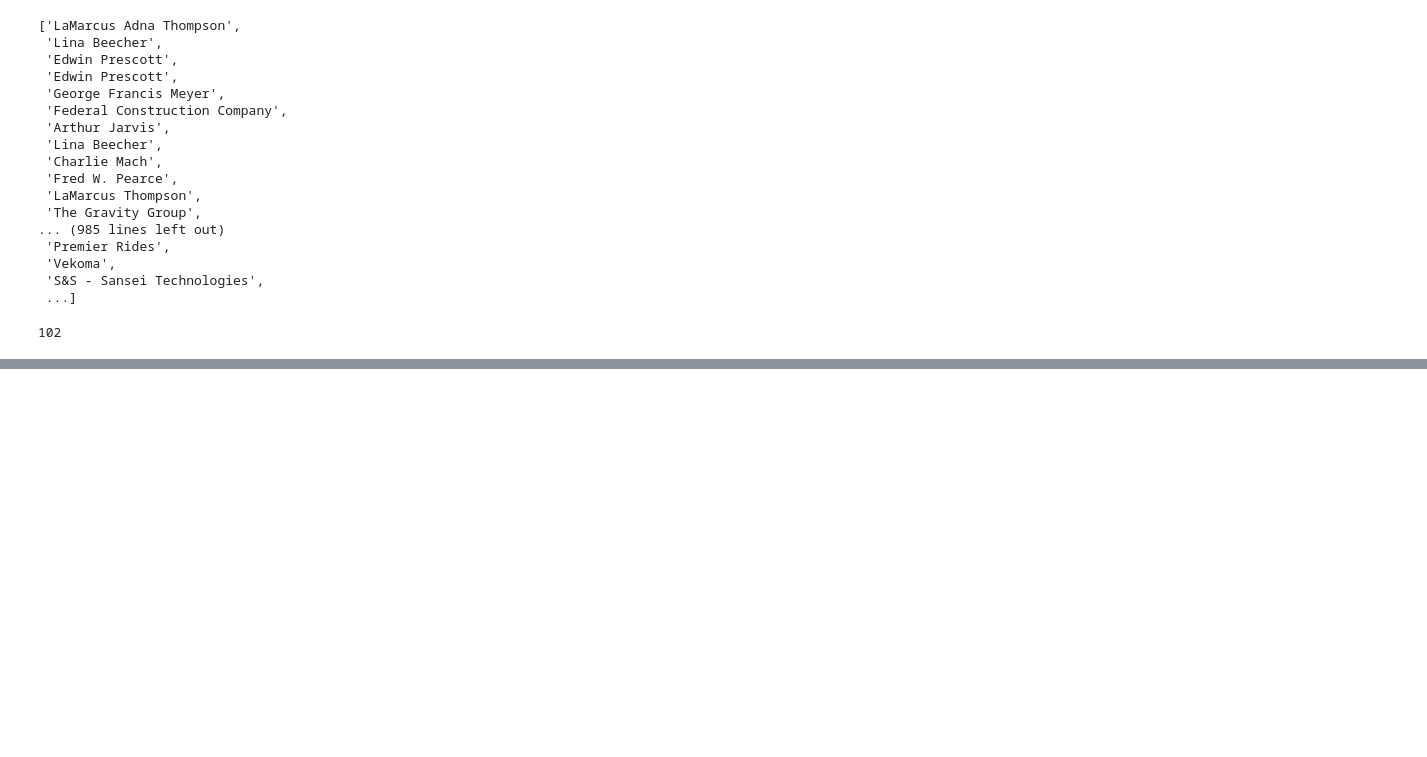
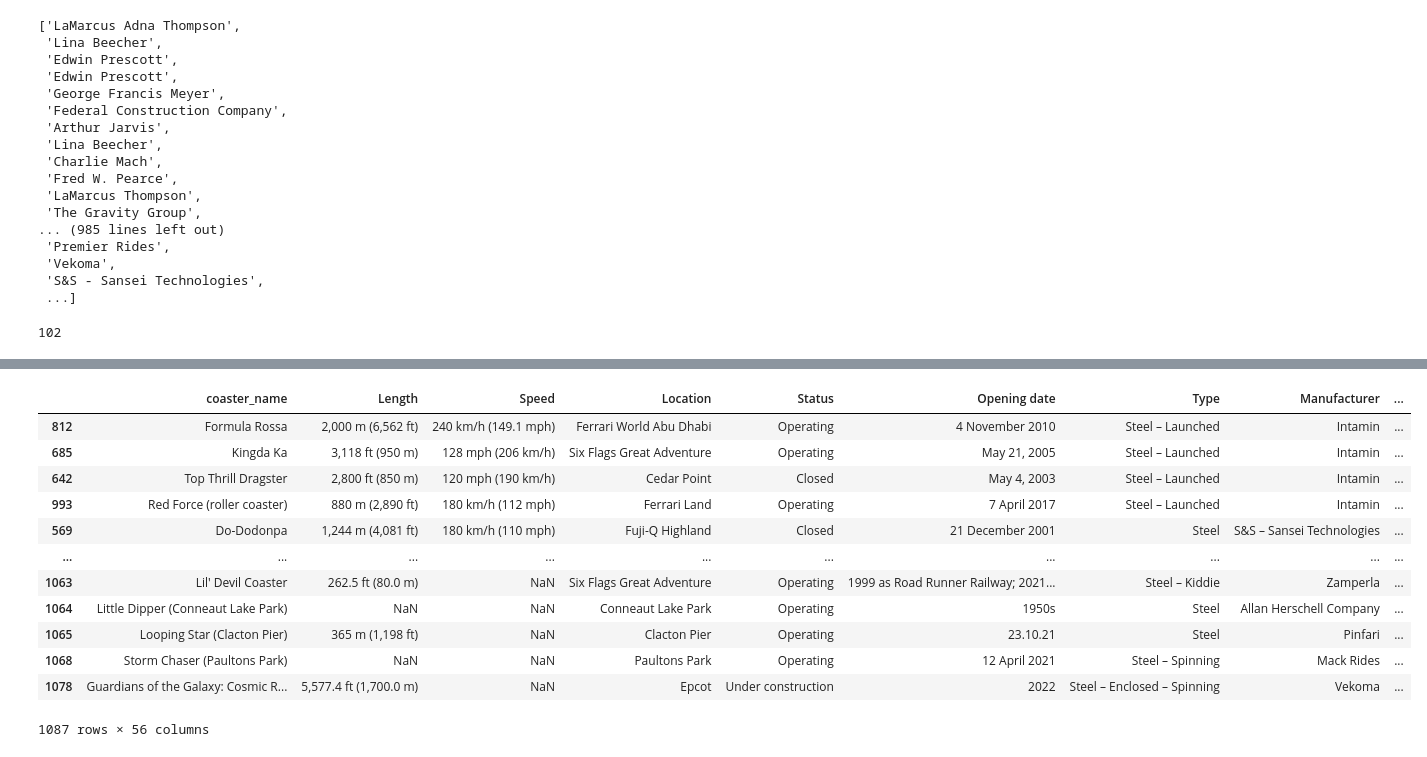
Before and after one commit to bteter/roller-coaster-project, a Jupyter notebook: Roller_coaster_Manufacturer_EDA.ipynb, the cells around one changed output, grey strips where cells are left out. Saved outputs shown, nothing was run; the diff lists cells and outputs as text; code cells hidden in the pictures; blank space fills up the shorter version.

```diff
--- a/Roller_coaster_Manufacturer_EDA.ipynb
+++ b/Roller_coaster_Manufacturer_EDA.ipynb
@@ -105,0 +153,19 @@ df['Manufacturer'].nunique()
+# %%
+# roller coasters sorted fastest to slowest
+
+top_speed = df.sort_values(by='speed_mph', ascending=False)
+top_speed
+# %% [output]
+|  | coaster_name | Length | Speed | Location | Status | Opening date | Type | Manufacturer | ... |
+| 812 | Formula Rossa | 2,000 m (6,562 ft) | 240 km/h (149.1 mph) | Ferrari World Abu Dhabi | Operating | 4 November 2010 | Steel – Launched | Intamin | ... |
+| 685 | Kingda Ka | 3,118 ft (950 m) | 128 mph (206 km/h) | Six Flags Great Adventure | Operating | May 21, 2005 | Steel – Launched | Intamin | ... |
+| 642 | Top Thrill Dragster | 2,800 ft (850 m) | 120 mph (190 km/h) | Cedar Point | Closed | May 4, 2003 | Steel – Launched | Intamin | ... |
+| 993 | Red Force (roller coaster) | 880 m (2,890 ft) | 180 km/h (112 mph) | Ferrari Land | Operating | 7 April 2017 | Steel – Launched | Intamin | ... |
+| 569 | Do-Dodonpa | 1,244 m (4,081 ft) | 180 km/h (110 mph) | Fuji-Q Highland | Closed | 21 December 2001 | Steel | S&S – Sansei Technologies | ... |
+| ... | ... | ... | ... | ... | ... | ... | ... | ... | ... |
+| 1063 | Lil' Devil Coaster | 262.5 ft (80.0 m) | NaN | Six Flags Great Adventure | Operating | 1999 as Road Runner Railway; 2021... | Steel – Kiddie | Zamperla | ... |
+| 1064 | Little Dipper (Conneaut Lake Park) | NaN | NaN | Conneaut Lake Park | Operating | 1950s | Steel | Allan Herschell Company | ... |
+| 1065 | Looping Star (Clacton Pier) | 365 m (1,198 ft) | NaN | Clacton Pier | Operating | 23.10.21 | Steel | Pinfari | ... |
+| 1068 | Storm Chaser (Paultons Park) | NaN | NaN | Paultons Park | Operating | 12 April 2021 | Steel – Spinning | Mack Rides | ... |
+| 1078 | Guardians of the Galaxy: Cosmic R... | 5,577.4 ft (1,700.0 m) | NaN | Epcot | Under construction | 2022 | Steel – Enclosed – Spinning | Vekoma | ... |
+1087 rows × 56 columns
```
Also changed, not shown: parts of 4 cells of this notebook.
